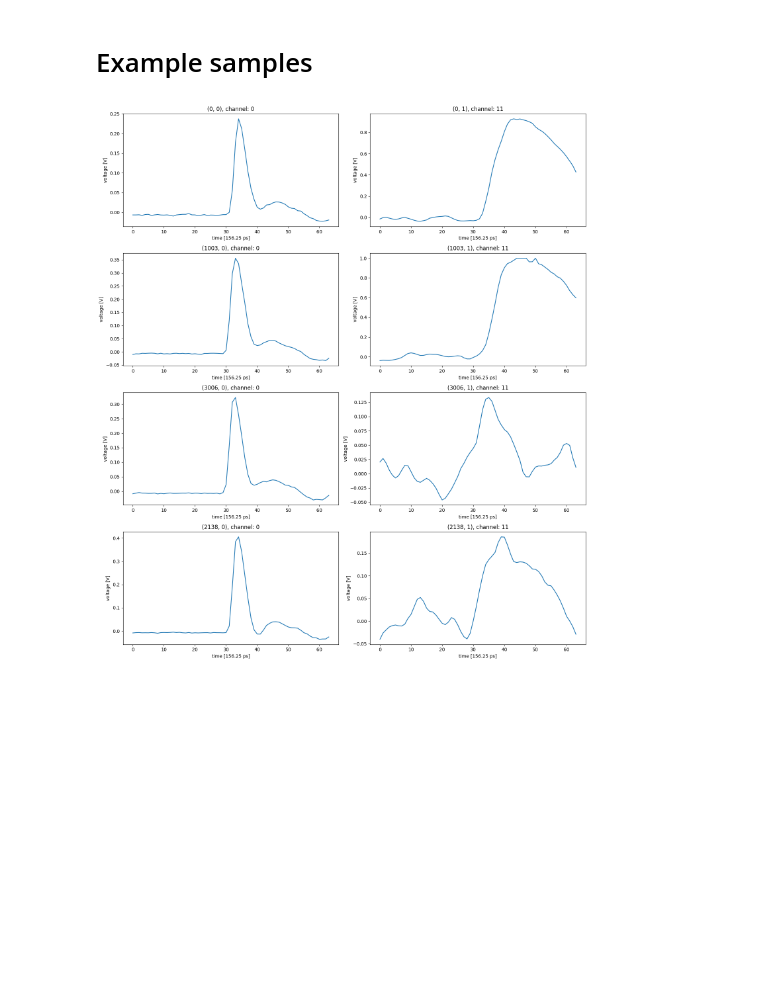
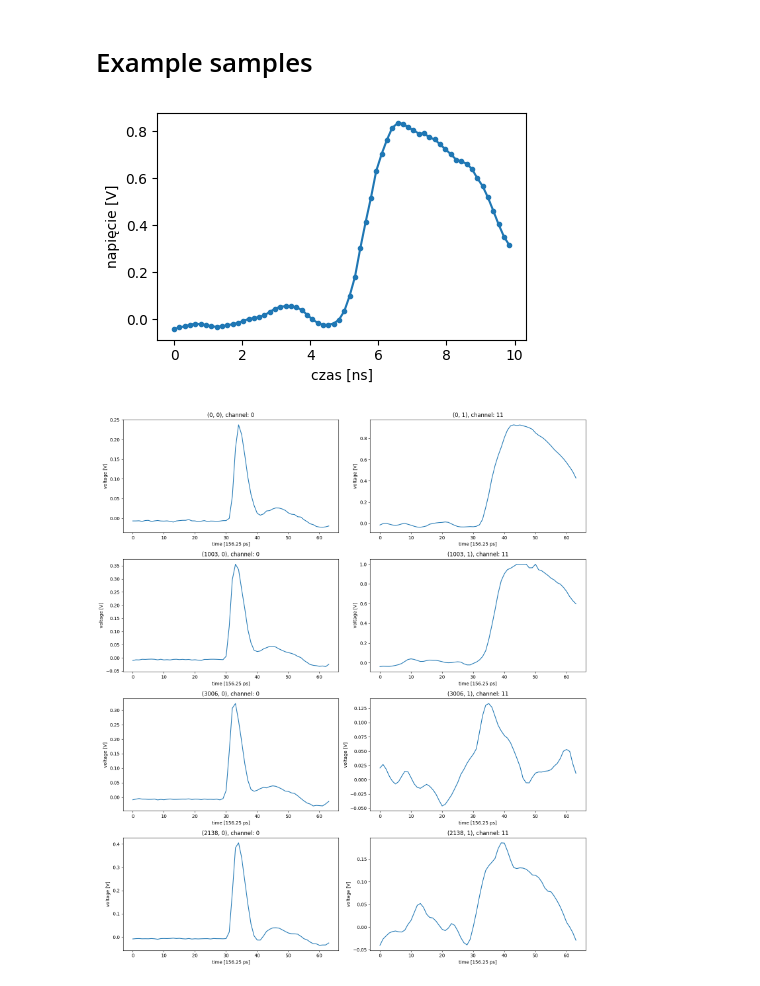
Before and after one commit to MatiXOfficial/pps-diamond-time-measurement, a Jupyter notebook: notebooks/data_preparation/write_useful_data.ipynb, the cells around one changed output. Saved outputs shown, nothing was run; the diff lists cells and outputs as text; code cells hidden in the pictures; blank space fills up the shorter version.

Commit message:
Added a new plot

```diff
--- a/notebooks/data_preparation/write_useful_data.ipynb
+++ b/notebooks/data_preparation/write_useful_data.ipynb
@@ -233,13 +239,23 @@ Processing Ntuple_runsampic_172_runtelescope_651.npz ...
 # %% [markdown]
 # Read a new file
 # %%
-new_events = np.load(PWD + f"/data/extracted/{os.path.splitext(files[6].name)[0] + '.npz'}", allow_pickle=True)['arr_0'].flat[0]
+new_events = \
+np.load(PWD + f"/data/extracted/{os.path.splitext(files[6].name)[0] + '.npz'}", allow_pickle=True)['arr_0'].flat[0]
 # %%
 new_events.keys()
 # %% [output]
 dict_keys([11, 23, 16, 24, 29, 28, 17, 22, 12, 10, 18, 30, 9, 15, 27, 21, 19, 31, 8, 20, 13, 14, 25, 26])
 # %% [markdown]
 # Example samples
+# %%
+x_time_ns = np.arange(64) * TIME_STEP
+# %%
+plt.figure(figsize=(4.5, 3))
+plot_sample(time=x_time_ns, ampl=new_events[11]['sample_ampl'][1004][1], xlabel='czas [ns]', ylabel='napięcie [V]', marker='.')
+plt.tight_layout()
+save_plt(PWD + "/data/plots/write_useful_data/example_diamond_wav.pdf")
+# %% [output]
+[figure, added]
 # %%
 events = [0, 0, 1003, 1003, 3006, 3006, 2138, 2138]
 samples = [0, 1, 0, 1, 0, 1, 0, 1]
```
Also changed, not shown: parts of 8 cells of this notebook.
